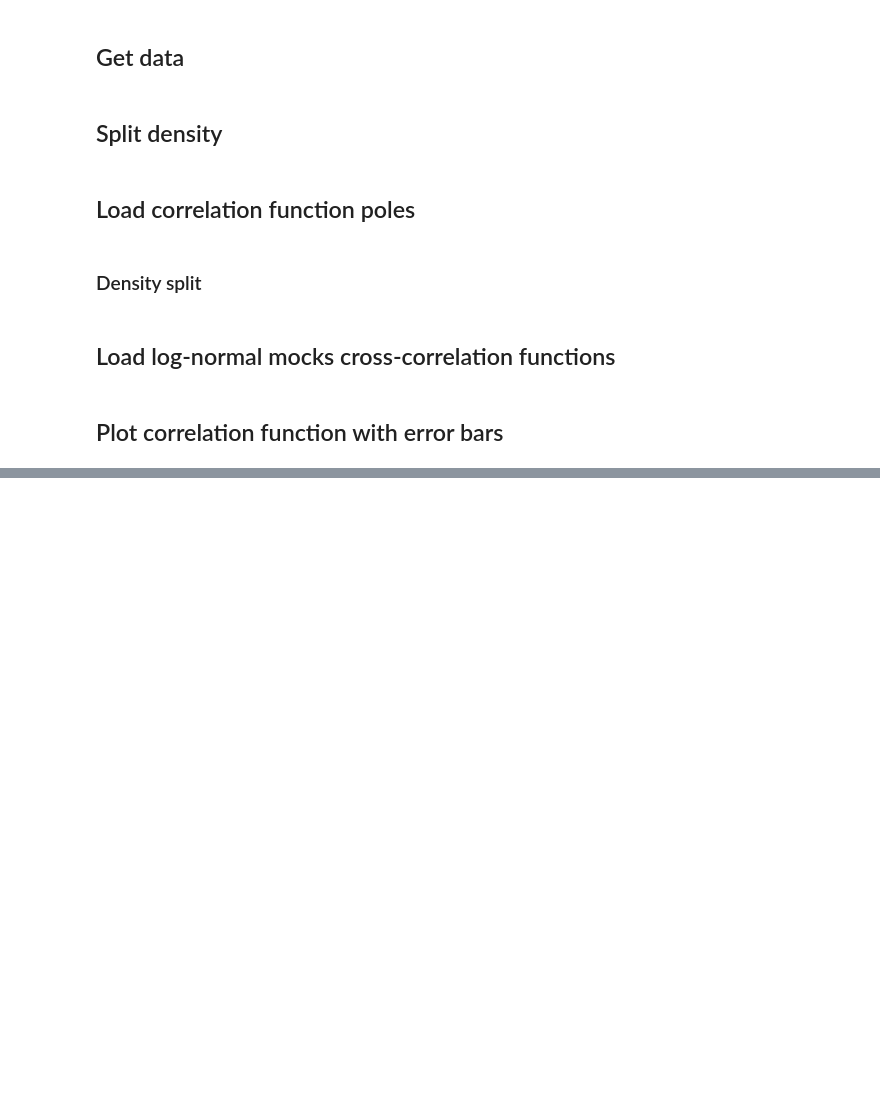
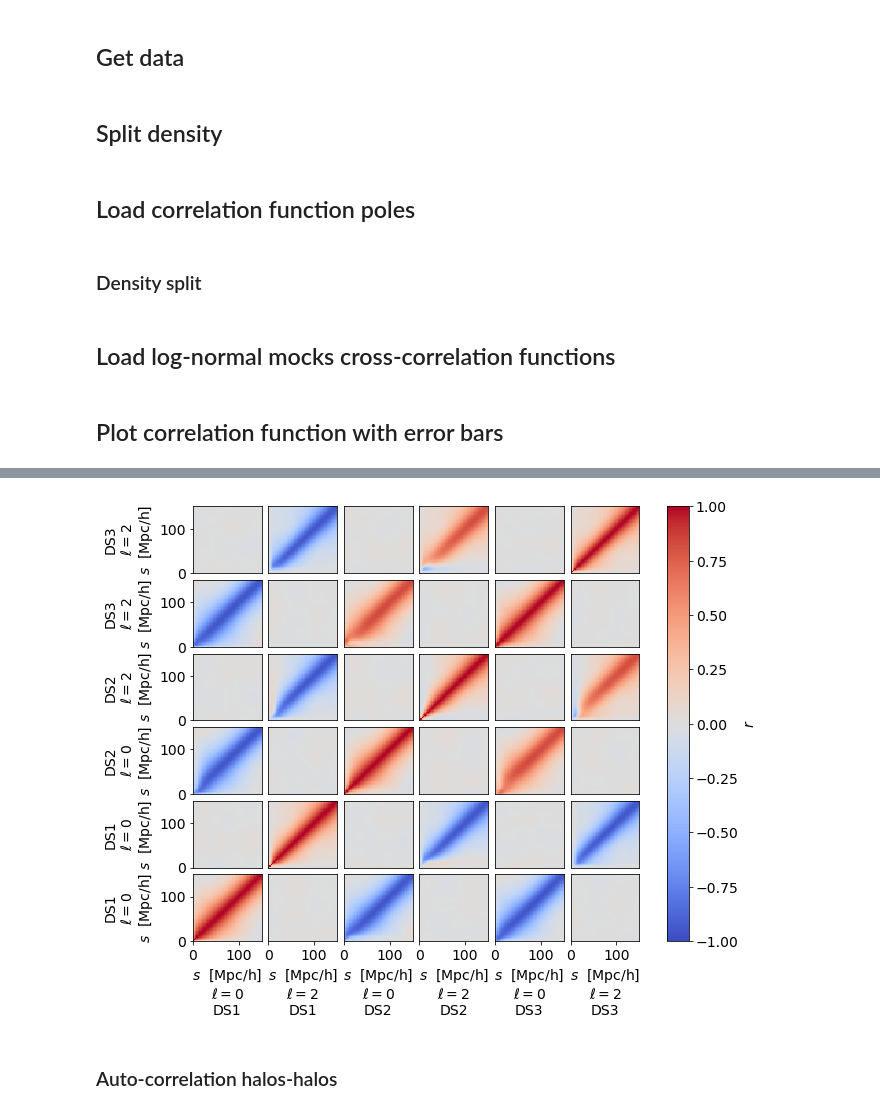
Before and after one commit to mathildepinon/densitysplit, a Jupyter notebook: nb/DensitySplits_CCF_plots.ipynb, the cells around one changed output, grey strips where cells are left out. Cells and saved outputs as stored; diff of their text form; code cells hidden in the pictures; blank space fills up the shorter version.

```diff
--- a/nb/DensitySplits_CCF_plots.ipynb
+++ b/nb/DensitySplits_CCF_plots.ipynb
@@ -127,0 +129,6 @@ plt.show()
+# %%
+plot_corrcoef(cov_rh, ells, s, nsplits)
+# %% [output]
+[figure, added]
+# %% [markdown]
+### Auto-correlation halos-halos
```
Also changed, not shown: parts of 11 cells of this notebook, 17 other files.
